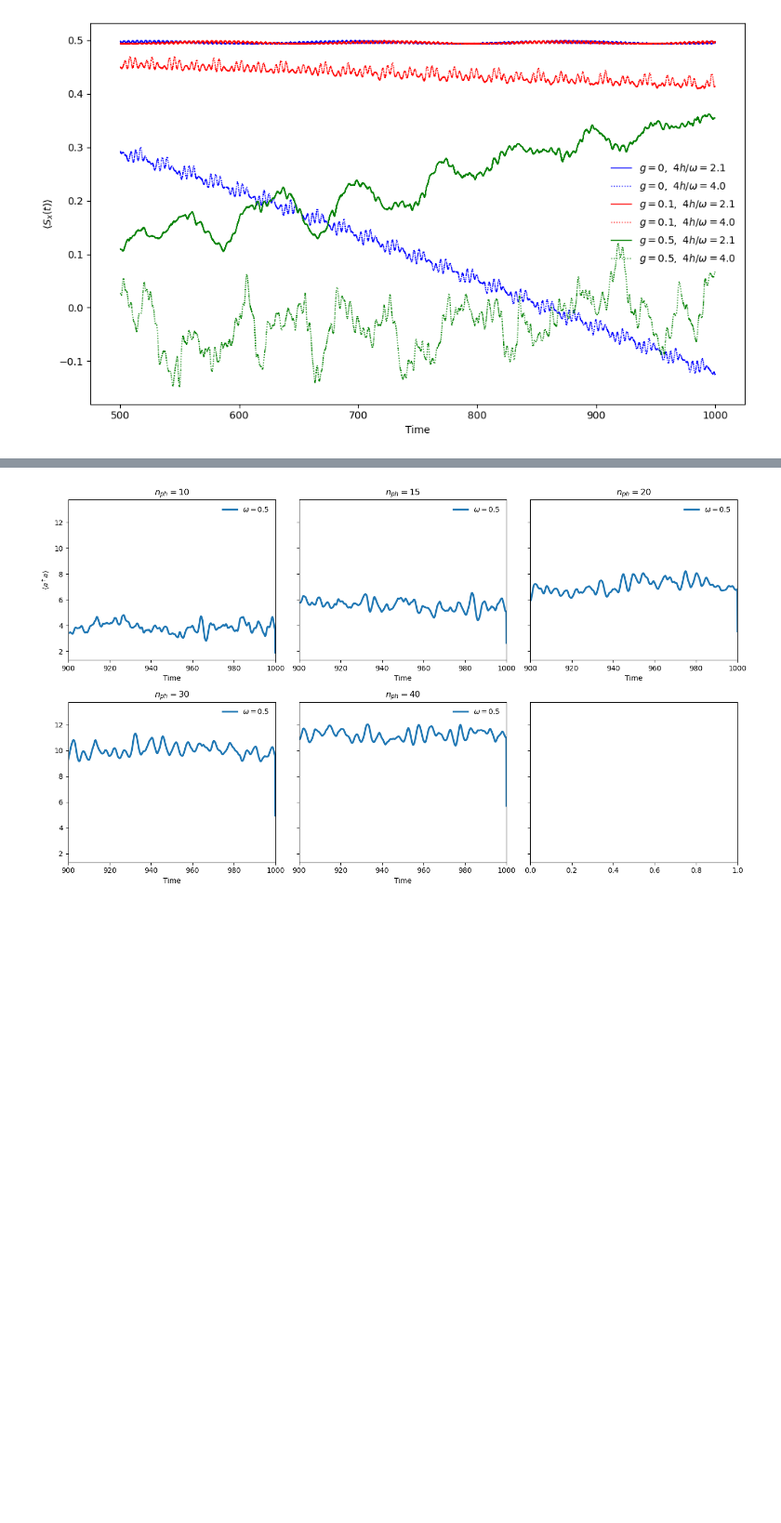
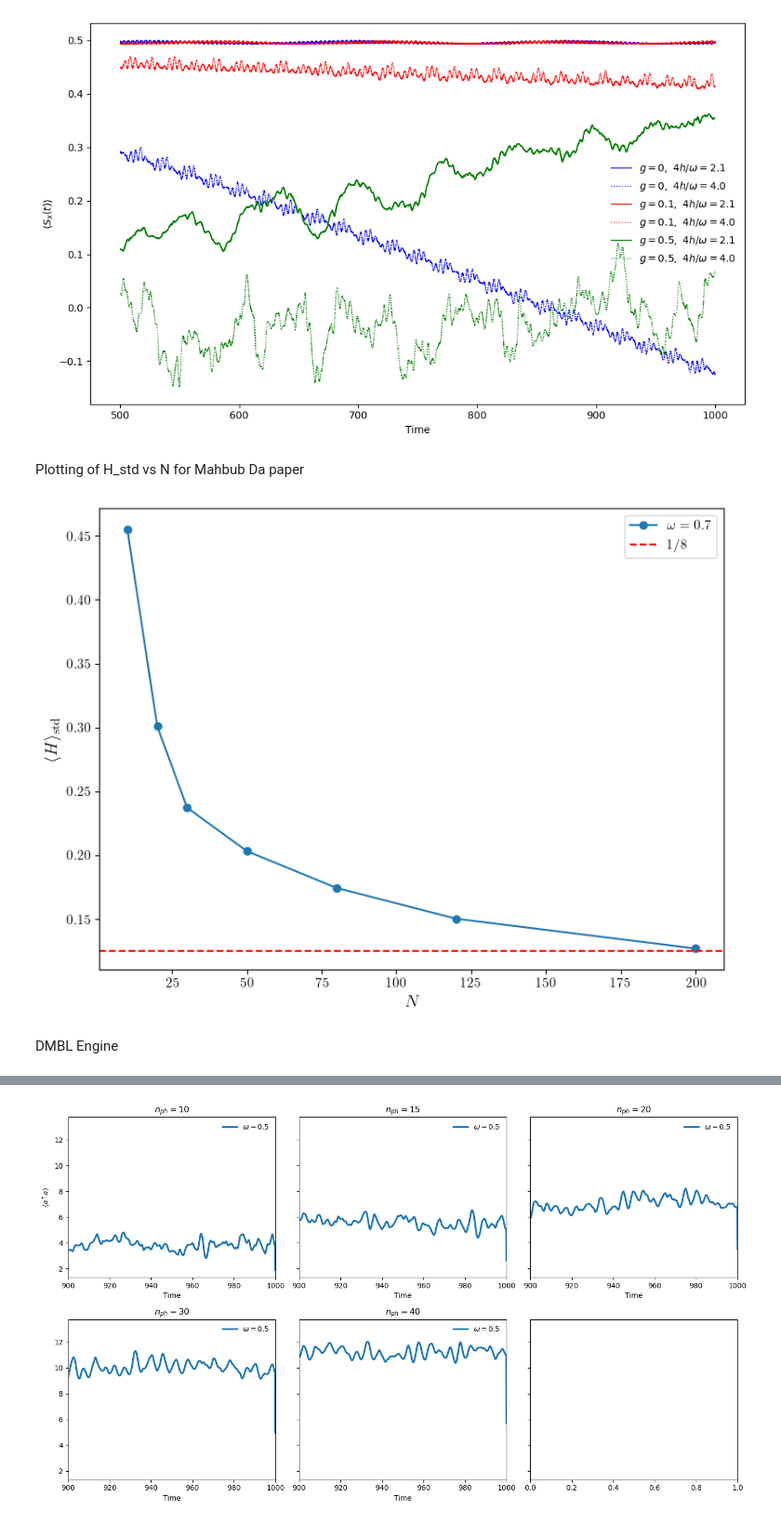
Before and after one commit to soumyadl/DMBL-Engine, a Jupyter notebook: Codes/LMG_Modified.ipynb, the cells around one changed output, grey strips where cells are left out. Shown at 93% size. Cells and saved outputs as stored; diff of their text form; code cells hidden in the pictures; blank space fills up the shorter version.

```diff
--- a/Codes/LMG_Modified.ipynb
+++ b/Codes/LMG_Modified.ipynb
@@ -478,3 +477,5 @@ plt.tight_layout()
 plt.show()
 # %% [output]
 [figure]
+# %% [markdown]
+Plotting of H_std vs N for Mahbub Da paper
@@ -480,0 +566,46 @@ plt.show()
+# %%
+import matplotlib.pyplot as plt
+from multiprocessing import Pool
+from tqdm import tqdm
+
+# parameters
+omega = 0.7
+hbar = 1.0
+h0 = 0
+n_ph = 2
+g = 0
+omega0 = 0
+Jvalue = 1.0
+
+Nvals = [10, 20, 30, 50, 80, 120, 200]
+opts = Options(nsteps =1e6, atol=1e-10, rtol=1e-8)
+
+T = 2 * np.pi/omega
+tlist = np.linspace(0,200*T, 1000)
+h = jn_zeros(0,5)[1]* omega / 4.0
+
+#colors = ['blue', 'red', 'green']
+#styles = ['-', '--', ':']
+
+args_list = [{'tlist': tlist, 'N': N, 'n_ph': n_ph, 'g': g, 'hbar': hbar, 'omega0': omega0, 'Jvalue': Jvalue, 'h0': h0, 'h': h, 'omega': omega, 'opts': opts}
+         for N in Nvals]
+p = Pool(processes=7)
+Hstd_list = p.map(run_dynamics_lmg, tqdm(args_list))
+
+
+plt.plot(Nvals, Hstd_list, 'o-', label=rf'$\omega={omega}$')
+
+# thermal value
+plt.axhline(1/8,color='red',linestyle='--',label=r'$1/8$')
+
+plt.xlabel(r'$N$', fontsize=14)
+
+plt.ylabel(r'$\langle H\rangle_{\mathrm{std}}$',fontsize=14)
+plt.legend(loc='upper right')
+plt.tight_layout()
+#plt.savefig(f'H_std_lmg_omega_{omega}.png', dpi=300, bbox_inches='tight')
+plt.show()
+# %% [output]
+[figure, added]
+# %% [markdown]
+DMBL Engine
```
Also changed, not shown: parts of 17 cells of this notebook.
